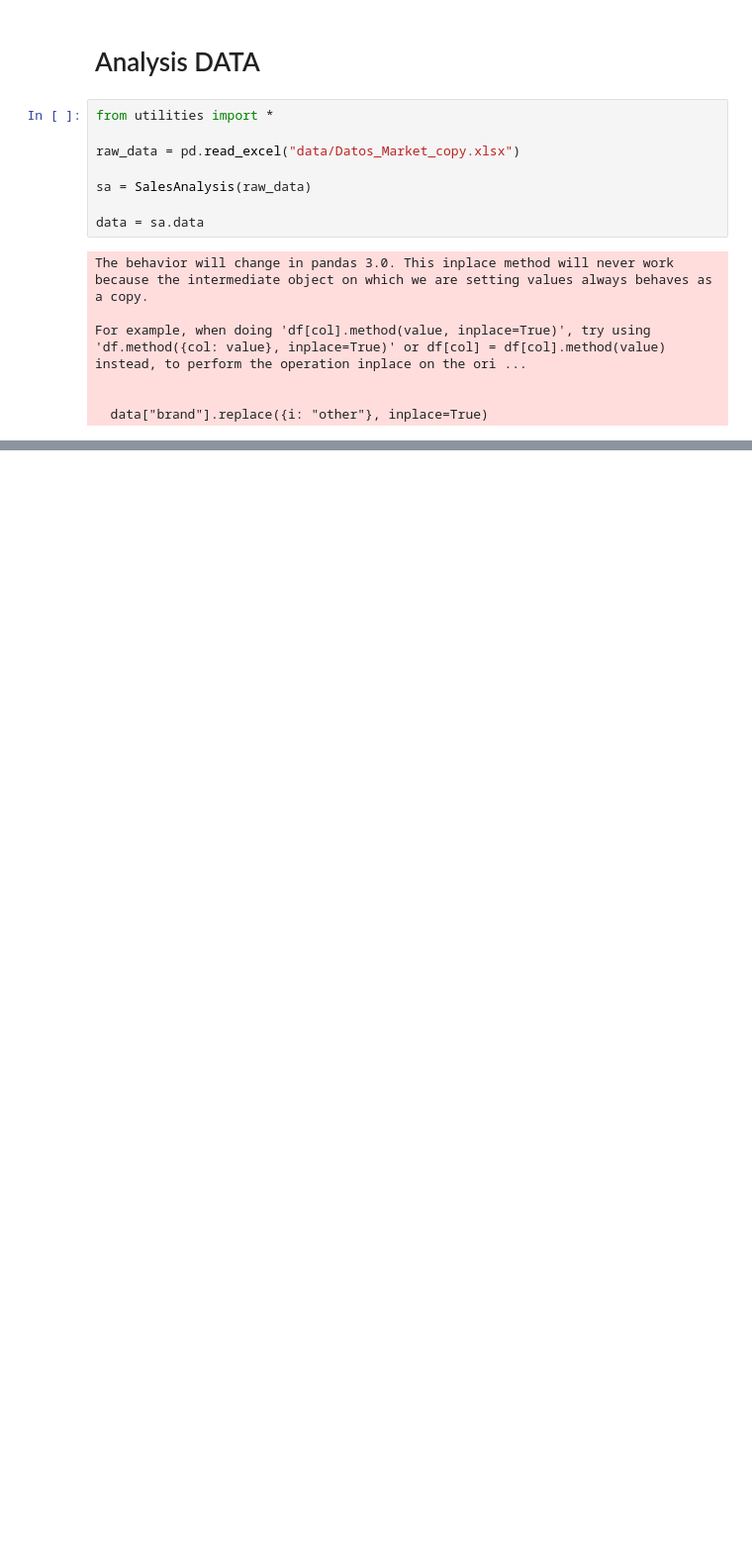
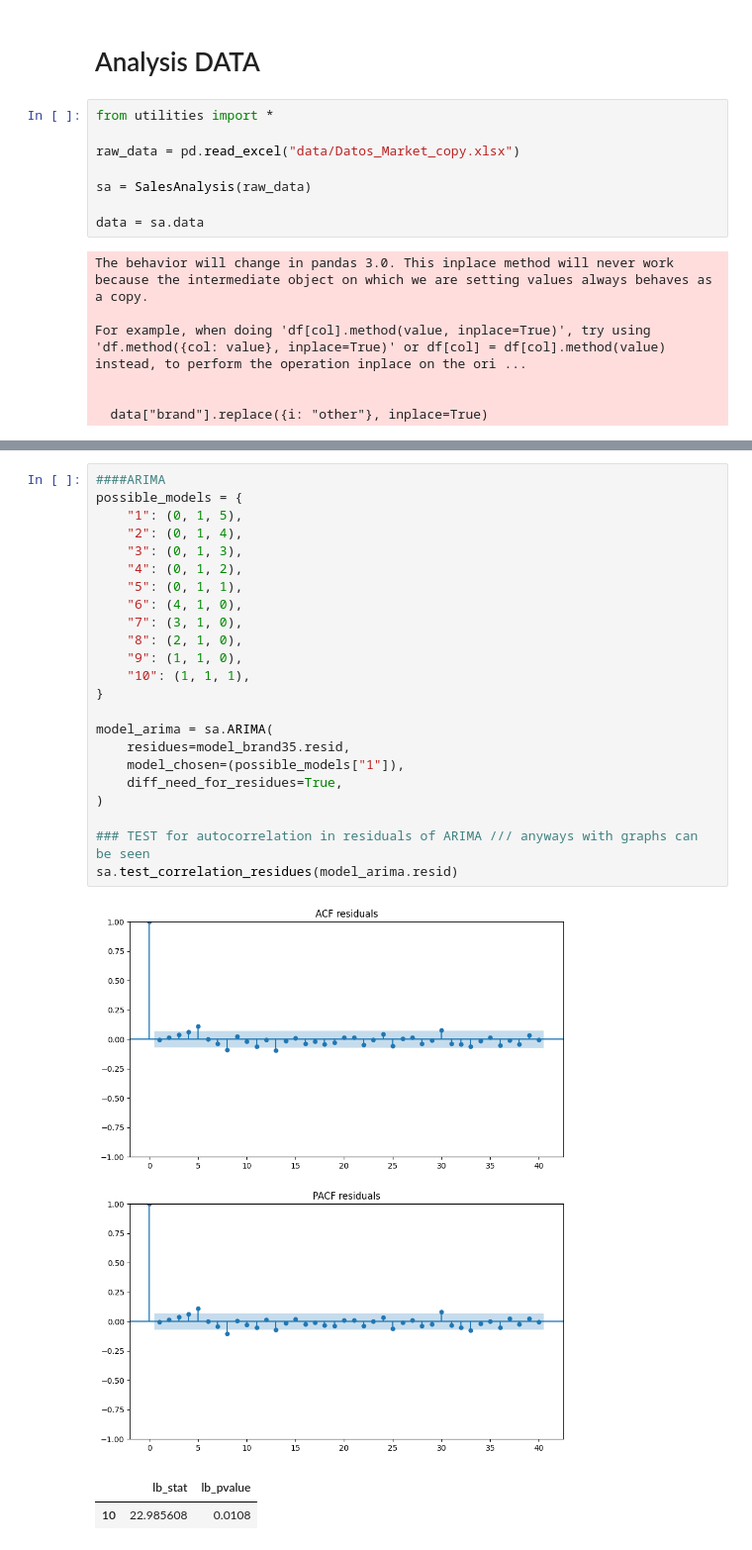
Before and after one commit to oscarjibou/BT-DataAnalysis, a Jupyter notebook: data_analysis.ipynb, the cells around one changed output, grey strips where cells are left out. Shown at 99% size. Saved outputs shown, nothing was run; the diff lists cells and outputs as text; blank space fills up the shorter version.

```diff
--- a/data_analysis.ipynb
+++ b/data_analysis.ipynb
@@ -63,0 +38,27 @@ strong multicollinearity or other numerical problems.
+# %%
+####ARIMA
+possible_models = {
+    "1": (0, 1, 5),
+    "2": (0, 1, 4),
+    "3": (0, 1, 3),
+    "4": (0, 1, 2),
+    "5": (0, 1, 1),
+    "6": (4, 1, 0),
+    "7": (3, 1, 0),
+    "8": (2, 1, 0),
+    "9": (1, 1, 0),
+    "10": (1, 1, 1),
+}
+
+model_arima = sa.ARIMA(
+    residues=model_brand35.resid,
+    model_chosen=(possible_models["1"]),
+    diff_need_for_residues=True,
+)
+
+### TEST for autocorrelation in residuals of ARIMA /// anyways with graphs can be seen
+sa.test_correlation_residues(model_arima.resid)
+# %% [output]
+[figure, added]
+|  | lb_stat | lb_pvalue |
+| 10 | 22.985608 | 0.0108 |
```
Also changed, not shown: parts of 5 cells of this notebook, 2 other files.
